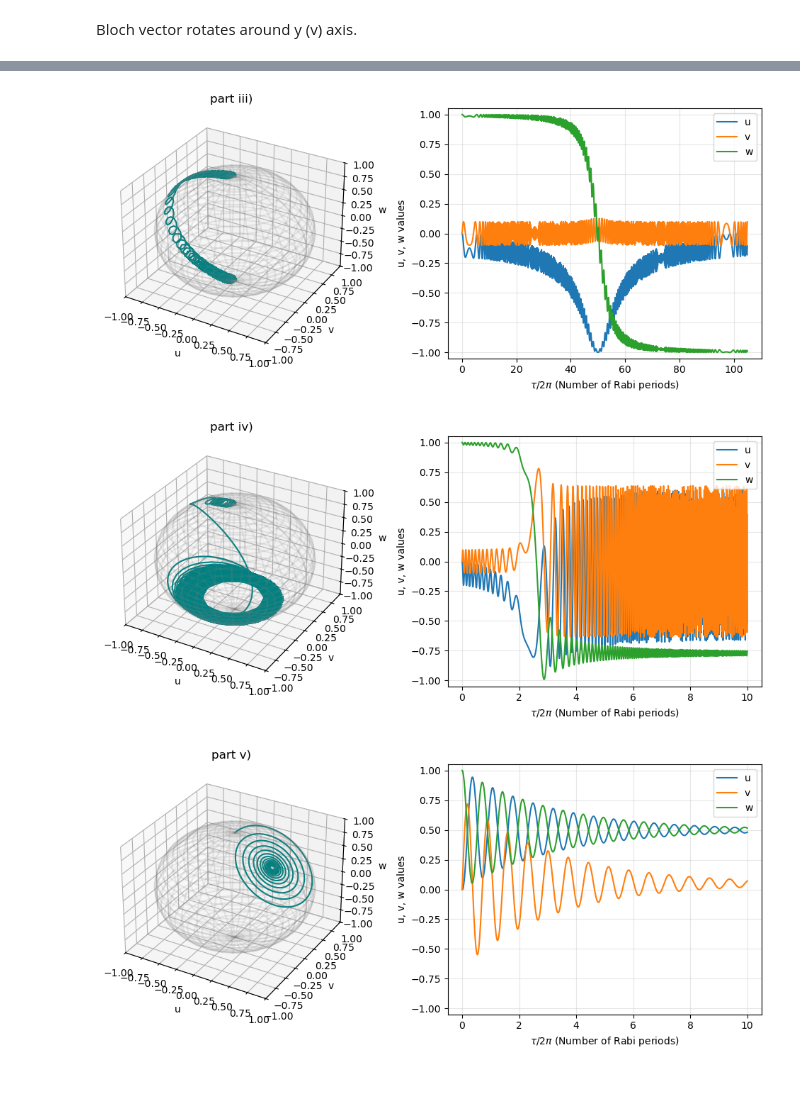
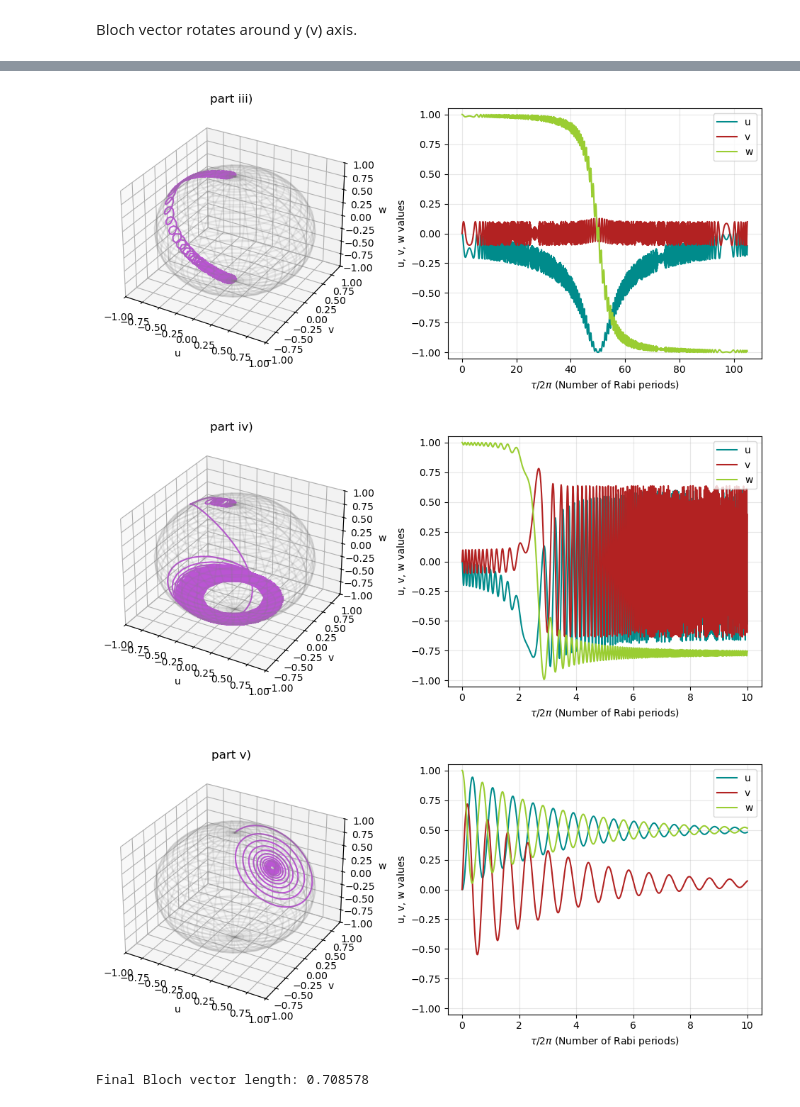
Before and after one commit to adammadill/Bloch-Equations-Solver-with-Damping, a Jupyter notebook: AOP_supo_code.ipynb, the cells around one changed output, grey strips where cells are left out. Cells and saved outputs as stored; diff of their text form; code cells hidden in the pictures.

```diff
--- a/AOP_supo_code.ipynb
+++ b/AOP_supo_code.ipynb
@@ -34,16 +34,16 @@ def plotter(sol, title=""):
     # 3D path
     ax1 = fig.add_subplot(1, 2, 1, projection='3d')
     ax1.plot_wireframe(xs, ys, zs, color="gray", alpha=0.15)
-    ax1.plot(u, v, w, color="teal", lw=1.5) # plots path of bloch vector
+    ax1.plot(u, v, w, color="mediumorchid", lw=1.5) # plots path of bloch vector
     ax1.set_xlim([-1, 1]); ax1.set_ylim([-1, 1]); ax1.set_zlim([-1, 1])
     ax1.set_xlabel("u"); ax1.set_ylabel("v"); ax1.set_zlabel("w")
     ax1.set_title(title)
 
     # time dynamics
     ax2 = fig.add_subplot(1, 2, 2)
-    ax2.plot(t_periods, u, label="u", color="tab:blue")
-    ax2.plot(t_periods, v, label="v", color="tab:orange")
-    ax2.plot(t_periods, w, label="w", color="tab:green")
+    ax2.plot(t_periods, u, label="u", color="darkcyan")
+    ax2.plot(t_periods, v, label="v", color="firebrick")
+    ax2.plot(t_periods, w, label="w", color="yellowgreen")
     ax2.set_xlabel(r"$\tau / 2\pi$ (Number of Rabi periods)")
     ax2.set_ylabel("u, v, w values")
     ax2.set_ylim([-1.05, 1.05])
@@ -153,7 +153,7 @@ sol_iii = solve_ivp(
 
 plotter(sol_iii, "part iii)")
 # %% [output]
-[figure, old version]
+[figure, new version]
 # %%
 # part iv)
 # delta changed from same amount in time interval 2*pi*5
@@ -180,27 +180,34 @@ sol_iv = solve_ivp(
 
 plotter(sol_iv, "part iv)")
 # %% [output]
-[figure, old version]
+[figure, new version]
 # %%
 # part v)
 # delta = omega and gamma = 0.1*omega
 
 delta_v = omega
 gamma_v = 0.1*omega
 
 def converter_v(tau,y):
     return bloch_ode(tau, y, delta_v, gamma_v, omega=1.0)
 
 sol_v = solve_ivp(
     fun=converter_v, # fun is a function
     t_span=tau_length,
     y0=y0,
     t_eval=tau_points,
     method='RK45',   # Runge-Kutta
     rtol=1e-8,
     atol=1e-10
 )
 
 plotter(sol_v, "part v)")
+
+u_final, v_final, w_final = sol_v.y[:, -1]
+
+R_final = np.sqrt(u_final**2 + v_final**2 + w_final**2)
+
+print(f"Final Bloch vector length: {R_final:.6f}")
 # %% [output]
-[figure, old version]
+[figure, new version]
+Final Bloch vector length: 0.708578
```
Also changed, not shown: parts of 2 cells of this notebook.
